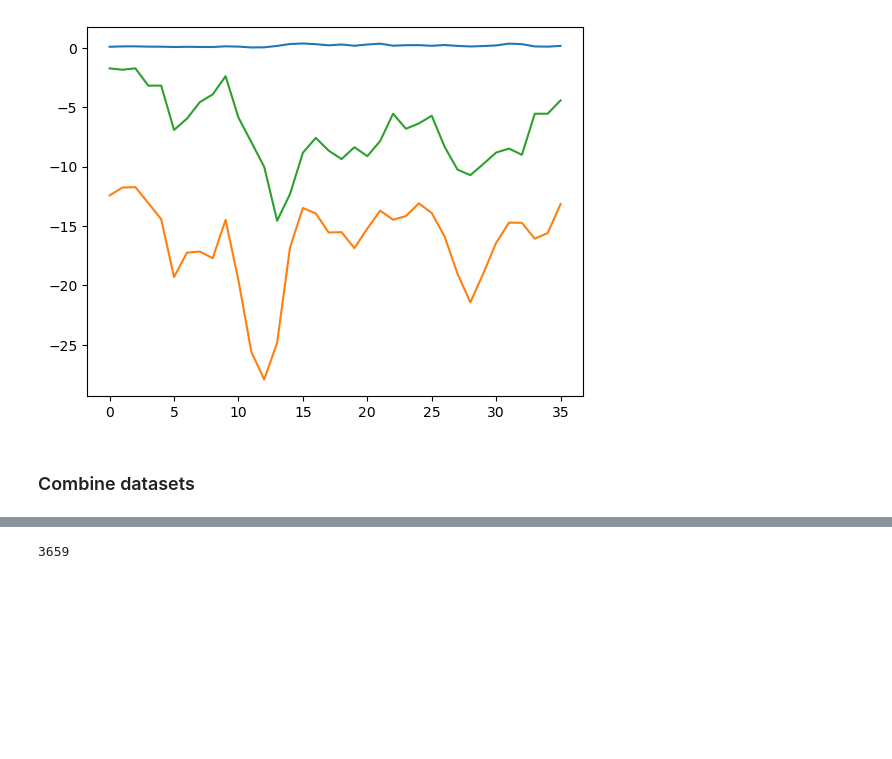
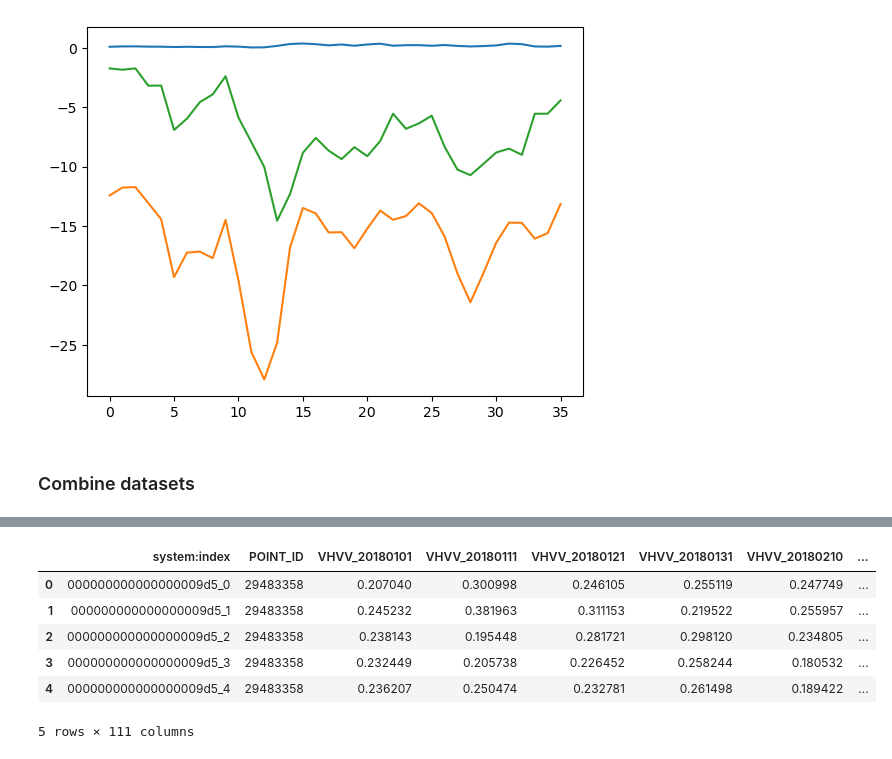
Before and after one commit to adamy03/CropTS, a Jupyter notebook: notebooks/lucas/lucas_preprocessing.ipynb, the cells around one changed output, grey strips where cells are left out. Saved outputs shown, nothing was run; the diff lists cells and outputs as text; code cells hidden in the pictures; blank space fills up the shorter version.

```diff
--- a/notebooks/lucas/lucas_preprocessing.ipynb
+++ b/notebooks/lucas/lucas_preprocessing.ipynb
@@ -255,4 +212,0 @@ ds = CropTypeDataset('/u/ayang1/foundm/scratch_sc/data/s1_lucas/datasets/ir_nd_p
-# %%
-len(ds)
-# %% [output]
-3659
@@ -258,0 +226,7 @@ len(ds)
+# %%
+data_root = '/u/ayang1/foundm/scratch_sc/data'
+
+ie = pd.read_csv(os.path.join(data_root, 's1_lucas/raw_csvs/S1_point_10days_10m_1Jan-31Dec_Ireland_ratio-db.csv'))
+it = pd.read_csv(os.path.join(data_root, 's1_lucas/raw_csvs/S1_point_10days_10m_1Jan-31Dec_Italy_ratio-db.csv'))
+pt = pd.read_csv(os.path.join(data_root, 's1_lucas/raw_csvs/S1_point_10days_10m_1Jan-31Dec_Portugal_ratio-db.csv'))
+nl = pd.read_csv(os.path.join(data_root, 's1_lucas/raw_csvs/S1_point_10days_10m_1Jan-31Dec_Netherlands_ratio-db.csv'))
@@ -258,0 +236,12 @@ len(ds)
+# %%
+combined = pd.concat([ie, it, pt, nl], ignore_index=True)
+# %%
+combined.head()
+# %% [output]
+|  | system:index | POINT_ID | VHVV_20180101 | VHVV_20180111 | VHVV_20180121 | VHVV_20180131 | VHVV_20180210 | ... |
+| 0 | 000000000000000009d5_0 | 29483358 | 0.207040 | 0.300998 | 0.246105 | 0.255119 | 0.247749 | ... |
+| 1 | 000000000000000009d5_1 | 29483358 | 0.245232 | 0.381963 | 0.311153 | 0.219522 | 0.255957 | ... |
+| 2 | 000000000000000009d5_2 | 29483358 | 0.238143 | 0.195448 | 0.281721 | 0.298120 | 0.234805 | ... |
+| 3 | 000000000000000009d5_3 | 29483358 | 0.232449 | 0.205738 | 0.226452 | 0.258244 | 0.180532 | ... |
+| 4 | 000000000000000009d5_4 | 29483358 | 0.236207 | 0.250474 | 0.232781 | 0.261498 | 0.189422 | ... |
+5 rows × 111 columns
```
Also changed, not shown: parts of 21 cells of this notebook, 9 other files.
